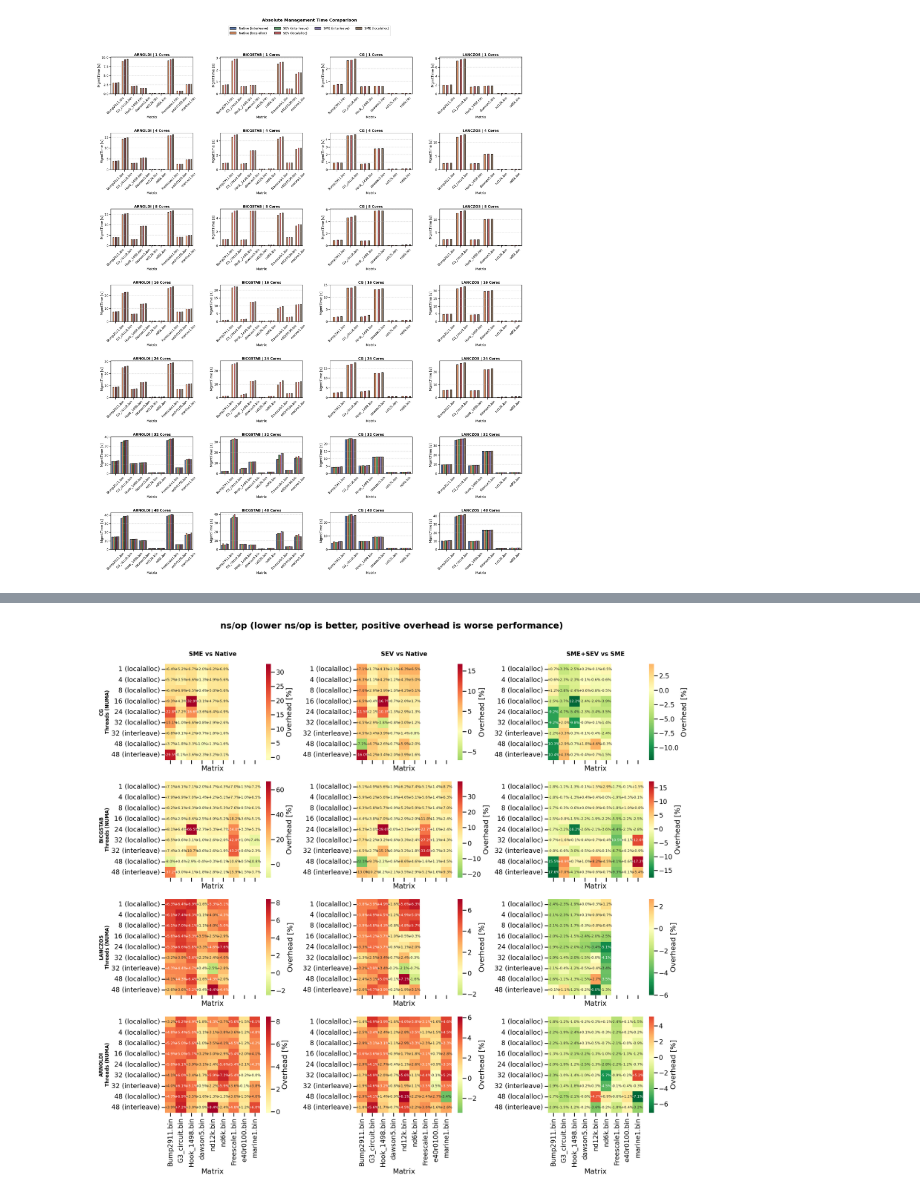
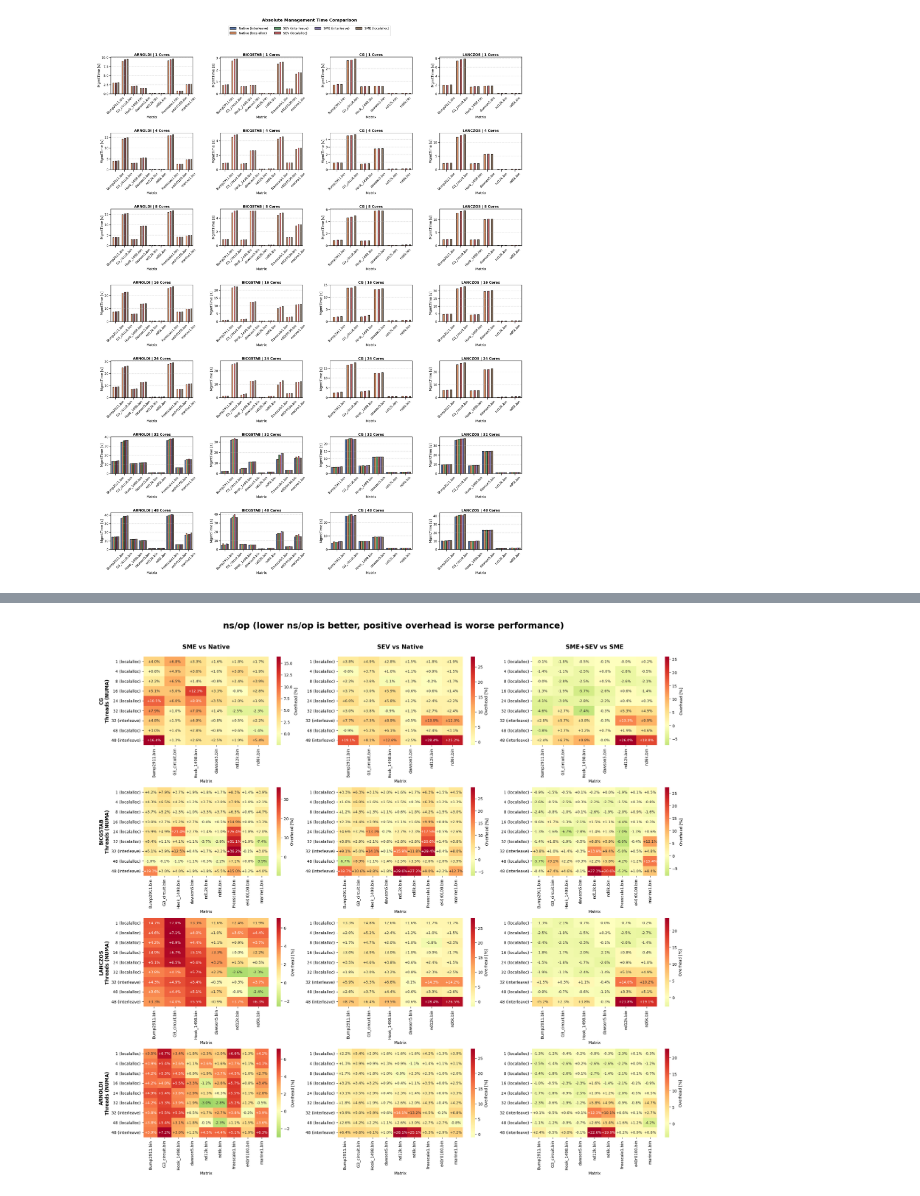
Before and after one commit to engelsm/MA-bench-framework, a Jupyter notebook: benchmark/krylov/analysis.ipynb, the cells around one changed output, grey strips where cells are left out. Saved outputs shown, nothing was run; the diff lists cells and outputs as text; code cells hidden in the pictures.

```diff
--- a/benchmark/krylov/analysis.ipynb
+++ b/benchmark/krylov/analysis.ipynb
@@ -203,7 +203,7 @@ df_raw['ns_per_op'] = (df_raw['total_time'] * 1e9) / df_raw['N_Ops']
 stats_df = df_raw.groupby(
     ['Mode', 'Algo', 'Matrix', 'Cores', 'NUMA']
 ).agg(
-    ns_med=('MgmtTime', 'median')
+    ns_med=('ns_per_op', 'median')
 ).reset_index()
 
 # ========= PIVOT =========
@@ -275,10 +275,91 @@ ns/op Median & Overheads
 # %%
+# 1. Daten vorbereiten
+heat_df = final_df.copy()
+heat_df['Algo'] = heat_df['Algo'].str.lower()  # Vereinheitlichen
+heat_df['Matrix_Label'] = heat_df['Matrix'].str.split('/').str[-1]
+
+# --- NUMA Reihenfolge: localalloc zuerst, interleave danach ---
+numa_order = ['localalloc', 'interleave']
+heat_df['NUMA'] = pd.Categorical(heat_df['NUMA'], categories=numa_order, ordered=True)
+
+# --- SORTIERUNG DER ALGORITHMEN ---
+algo_order = ['cg', 'bicgstab', 'lanczos', 'arnoldi']
+available_algos = [a for a in algo_order if a in heat_df['Algo'].unique()]
+heat_df['Algo'] = pd.Categorical(heat_df['Algo'], categories=available_algos, ordered=True)
+
+# --- SORTIERUNG DER ZEILEN (Cores & NUMA) ---
+heat_df = heat_df.sort_values(by=['Cores', 'NUMA'])
+heat_df['Threads_Config'] = heat_df['Cores'].astype(str) + " (" + heat_df['NUMA'].astype(str) + ")"
+config_order = heat_df[['Cores', 'NUMA', 'Threads_Config']].drop_duplicates().sort_values(['Cores', 'NUMA'])['Threads_Config'].tolist()
+heat_df['Threads_Config'] = pd.Categorical(heat_df['Threads_Config'], categories=config_order, ordered=True)
+
+# 2. Grid-Setup
+modes_to_plot = ['SME_vs_Native_%', 'SEV_vs_Native_%', 'SEV_vs_SME_%']
+mode_titles = ['SME vs Native', 'SEV vs Native', 'SME+SEV vs SME']
+unique_algos = available_algos
+
+n_rows = len(unique_algos)
+n_cols = len(modes_to_plot)
+
 fig, axes = plt.subplots(
     n_rows,
     n_cols,
-    figsize=(10 * n_cols, 8 * n_rows),
-    sharex=False,
+    figsize=(7 * n_cols, 5 * n_rows),
     sharey=False
 )
+axes = np.atleast_2d(axes)
+
+# 3. Plot-Schleife
+for i, algo in enumerate(unique_algos):
+    algo_data = heat_df[heat_df['Algo'] == algo]
+
+    for j, (mode_col, title) in enumerate(zip(modes_to_plot, mode_titles)):
+        ax = axes[i, j]
+
+        if algo_data.empty:
+            ax.set_visible(False)
+            continue
+
+        heatmap_data = algo_data.pivot_table(
+            index='Threads_Config',
+            columns='Matrix_Label',
+            values=mode_col,
+            sort=False,
+            observed=False
+        )
+
+        sns.heatmap(
+            heatmap_data,
+            ax=ax,
+            cmap='RdYlGn_r',  # invertiert: Grün = niedriger (besser), Rot = höher (schlechter)
+            center=0,
+            annot=True,
+            fmt='+.1f',
+            cbar_kws={'label': 'Overhead [%]'},
+            annot_kws={"size": 9}
+        )
+
+        # Prozentzeichen ergänzen
+        for text in ax.texts:
+            if text.get_text():
+                text.set_text(f"{text.get_text()}%")
+
+        # Beschriftung
+        if i == 0:
+            ax.set_title(title, fontsize=15, fontweight='bold', pad=20)
+
+        if j == 0:
+            ax.set_ylabel(f"{algo.upper()}\nThreads (NUMA)", fontsize=12, fontweight='bold')
+        else:
+            ax.set_ylabel("")
+
+        ax.set_xlabel("Matrix")
+
+# 4. Final Layout
+plt.suptitle("ns/op (lower ns/op is better, positive overhead is worse performance)",
+             fontsize=22, fontweight='bold', y=0.98)
+
+plt.tight_layout(rect=[0, 0, 1, 0.97])
+plt.show()
 # %% [output]
-[figure, old version]
+[figure, new version]
```
Also changed, not shown: parts of 1 cell of this notebook, 6 other files.
